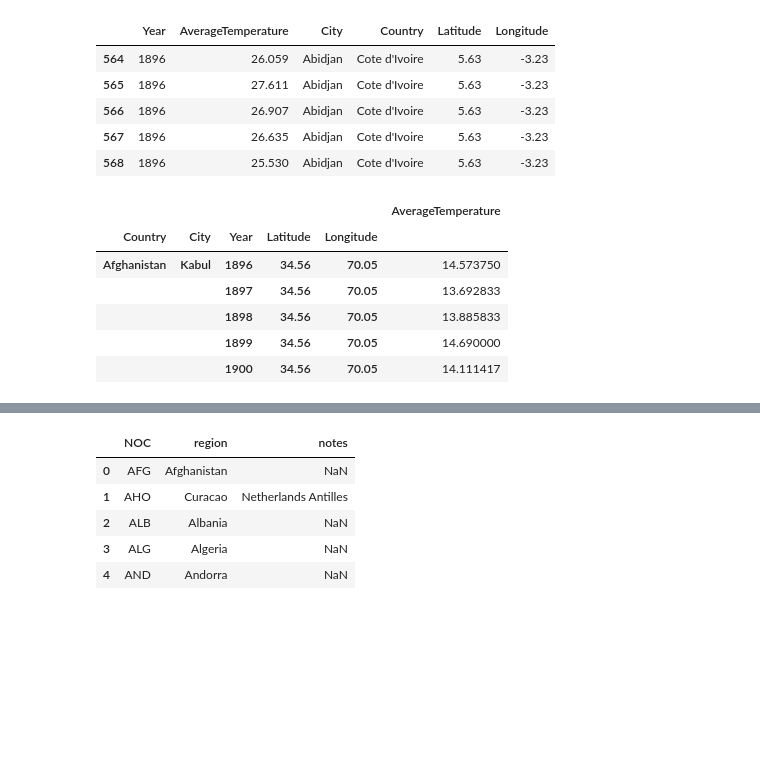
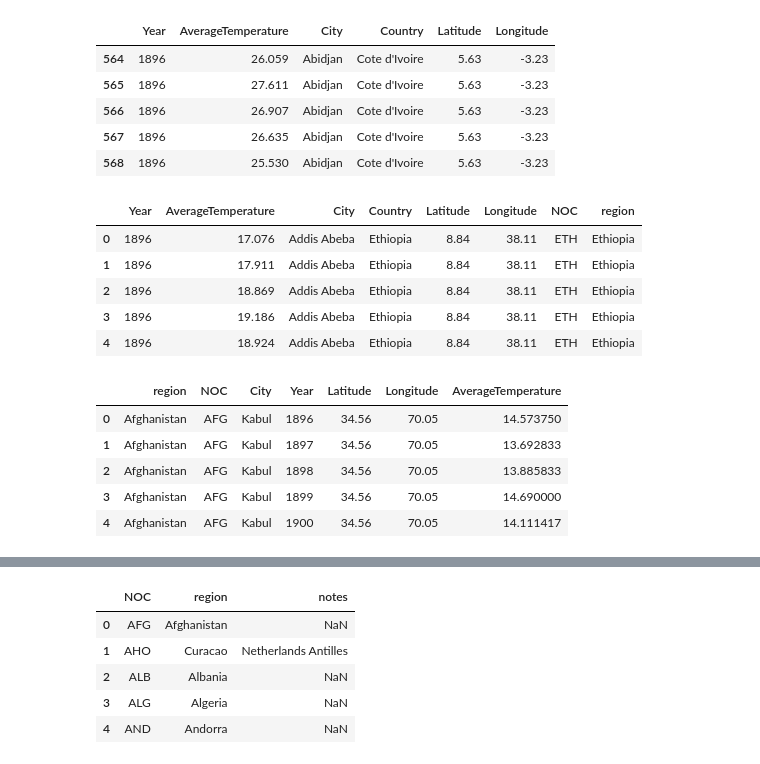
Before and after one commit to BPayne-216/project2_group4, a Jupyter notebook: DataCleanUp/DF_CleanUP.ipynb, the cells around one changed output, grey strips where cells are left out. Cells and saved outputs as stored; diff of their text form; code cells hidden in the pictures; blank space fills up the shorter version.

```diff
--- a/DataCleanUp/DF_CleanUP.ipynb
+++ b/DataCleanUp/DF_CleanUP.ipynb
@@ -267,18 +292,27 @@ city_temp.head()
 | 566 | 1896 | 26.907 | Abidjan | Cote d'Ivoire | 5.63 | -3.23 |
 | 567 | 1896 | 26.635 | Abidjan | Cote d'Ivoire | 5.63 | -3.23 |
 | 568 | 1896 | 25.530 | Abidjan | Cote d'Ivoire | 5.63 | -3.23 |
+# %%
+city_temp = pd.merge(left=city_temp, right=noc_data, left_on="Country", right_on="region")
+city_temp.head()
+# %% [output]
+|  | Year | AverageTemperature | City | Country | Latitude | Longitude | NOC | region |
+| 0 | 1896 | 17.076 | Addis Abeba | Ethiopia | 8.84 | 38.11 | ETH | Ethiopia |
+| 1 | 1896 | 17.911 | Addis Abeba | Ethiopia | 8.84 | 38.11 | ETH | Ethiopia |
+| 2 | 1896 | 18.869 | Addis Abeba | Ethiopia | 8.84 | 38.11 | ETH | Ethiopia |
+| 3 | 1896 | 19.186 | Addis Abeba | Ethiopia | 8.84 | 38.11 | ETH | Ethiopia |
+| 4 | 1896 | 18.924 | Addis Abeba | Ethiopia | 8.84 | 38.11 | ETH | Ethiopia |
 # %%
 # Groupby City, Year, Latitude, Longitude
 # Determine mean of Temp
-city_temp = city_temp.groupby(['Country','City', 'Year', 'Latitude', 'Longitude'])
+city_temp = city_temp.groupby(['region','NOC','City', 'Year', 'Latitude', 'Longitude'])
 city_temp = city_temp['AverageTemperature'].mean()
-city_temp = pd.DataFrame(city_temp)
+city_temp = city_temp.reset_index()
 city_temp.head()
 # %% [output]
-|  |  |  |  |  | AverageTemperature |
-| Country | City | Year | Latitude | Longitude |  |
-| Afghanistan | Kabul | 1896 | 34.56 | 70.05 | 14.573750 |
-|  |  | 1897 | 34.56 | 70.05 | 13.692833 |
-|  |  | 1898 | 34.56 | 70.05 | 13.885833 |
-|  |  | 1899 | 34.56 | 70.05 | 14.690000 |
-|  |  | 1900 | 34.56 | 70.05 | 14.111417 |
+|  | region | NOC | City | Year | Latitude | Longitude | AverageTemperature |
+| 0 | Afghanistan | AFG | Kabul | 1896 | 34.56 | 70.05 | 14.573750 |
+| 1 | Afghanistan | AFG | Kabul | 1897 | 34.56 | 70.05 | 13.692833 |
+| 2 | Afghanistan | AFG | Kabul | 1898 | 34.56 | 70.05 | 13.885833 |
+| 3 | Afghanistan | AFG | Kabul | 1899 | 34.56 | 70.05 | 14.690000 |
+| 4 | Afghanistan | AFG | Kabul | 1900 | 34.56 | 70.05 | 14.111417 |
```
Also changed, not shown: parts of 23 cells of this notebook, 7 other files.
